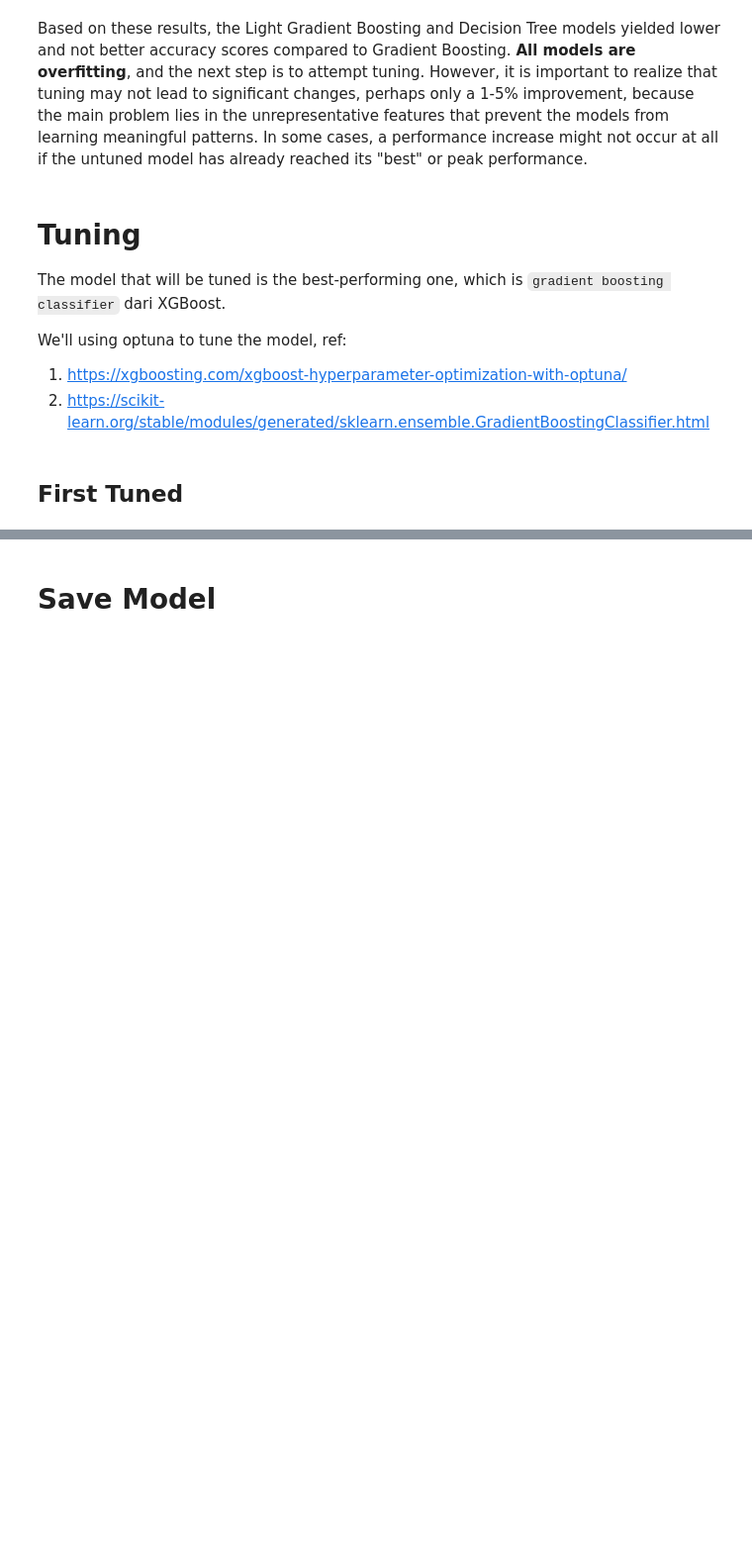
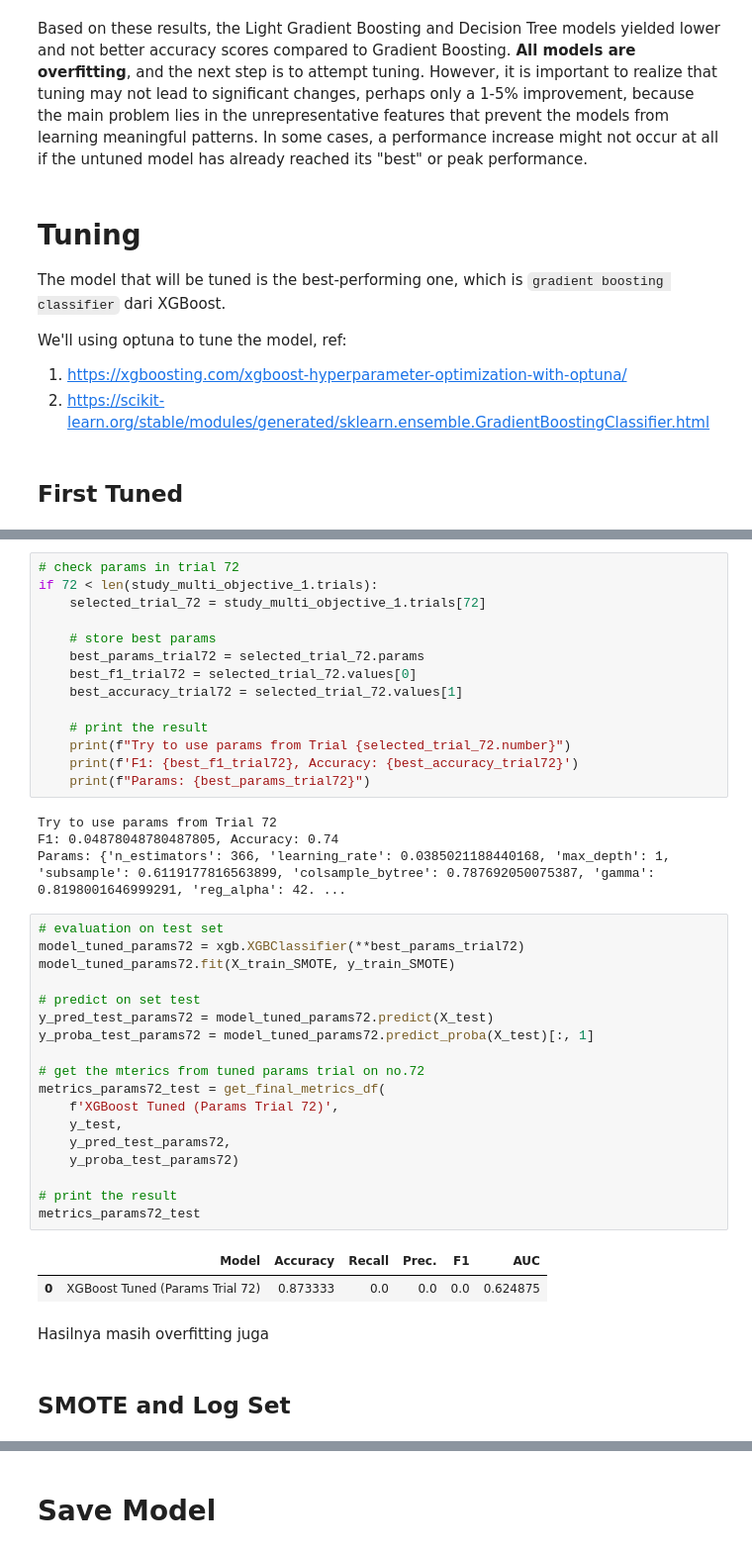
Before and after one commit to Team-9-DeployCamp/fraud-detection, a Jupyter notebook: modelling.ipynb, the cells around one changed output, grey strips where cells are left out. Shown at 99% size. Saved outputs shown, nothing was run; the diff lists cells and outputs as text; blank space fills up the shorter version.

```diff
--- a/modelling.ipynb
+++ b/modelling.ipynb
@@ -665,0 +754,43 @@ xgb_tuned_metrics_eval
+# %%
+# check params in trial 72
+if 72 < len(study_multi_objective_1.trials):
+    selected_trial_72 = study_multi_objective_1.trials[72]
+
+    # store best params
+    best_params_trial72 = selected_trial_72.params
+    best_f1_trial72 = selected_trial_72.values[0]
+    best_accuracy_trial72 = selected_trial_72.values[1]
+
+    # print the result
+    print(f"Try to use params from Trial {selected_trial_72.number}")
+    print(f'F1: {best_f1_trial72}, Accuracy: {best_accuracy_trial72}')
+    print(f"Params: {best_params_trial72}")
+# %% [output]
+Try to use params from Trial 72
+F1: 0.04878048780487805, Accuracy: 0.74
+Params: {'n_estimators': 366, 'learning_rate': 0.0385021188440168, 'max_depth': 1, 'subsample': 0.6119177816563899, 'colsample_bytree': 0.787692050075387, 'gamma': 0.8198001646999291, 'reg_alpha': 42. ...
+# %%
+# evaluation on test set
+model_tuned_params72 = xgb.XGBClassifier(**best_params_trial72)
+model_tuned_params72.fit(X_train_SMOTE, y_train_SMOTE)
+
+# predict on set test
+y_pred_test_params72 = model_tuned_params72.predict(X_test)
+y_proba_test_params72 = model_tuned_params72.predict_proba(X_test)[:, 1]
+
+# get the mterics from tuned params trial on no.72
+metrics_params72_test = get_final_metrics_df(
+    f'XGBoost Tuned (Params Trial 72)',
+    y_test,
+    y_pred_test_params72,
+    y_proba_test_params72)
+
+# print the result
+metrics_params72_test
+# %% [output]
+|  | Model | Accuracy | Recall | Prec. | F1 | AUC |
+| 0 | XGBoost Tuned (Params Trial 72) | 0.873333 | 0.0 | 0.0 | 0.0 | 0.624875 |
+# %% [markdown]
+Hasilnya masih overfitting juga
+# %% [markdown]
+## SMOTE and Log Set
```
Also changed, not shown: parts of 22 cells of this notebook.
